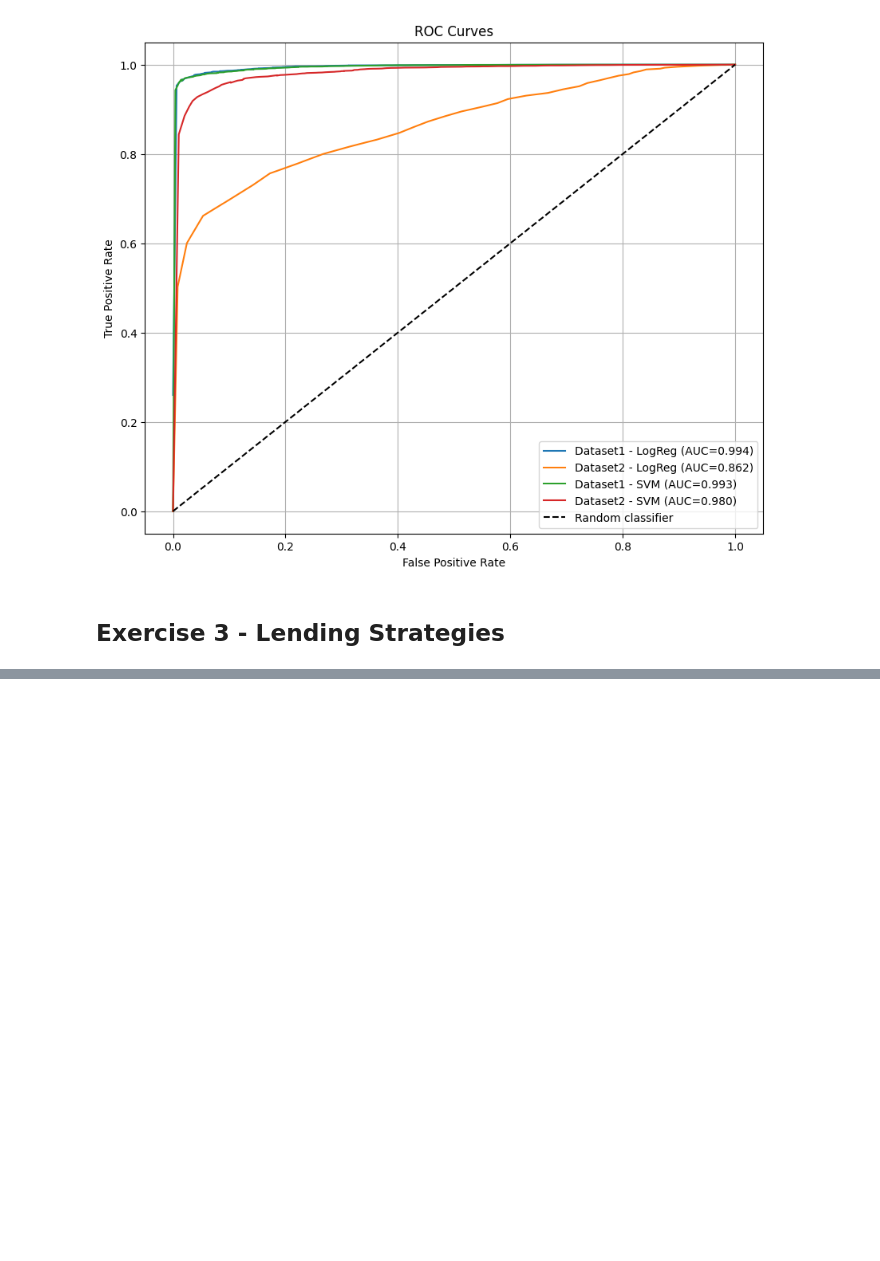
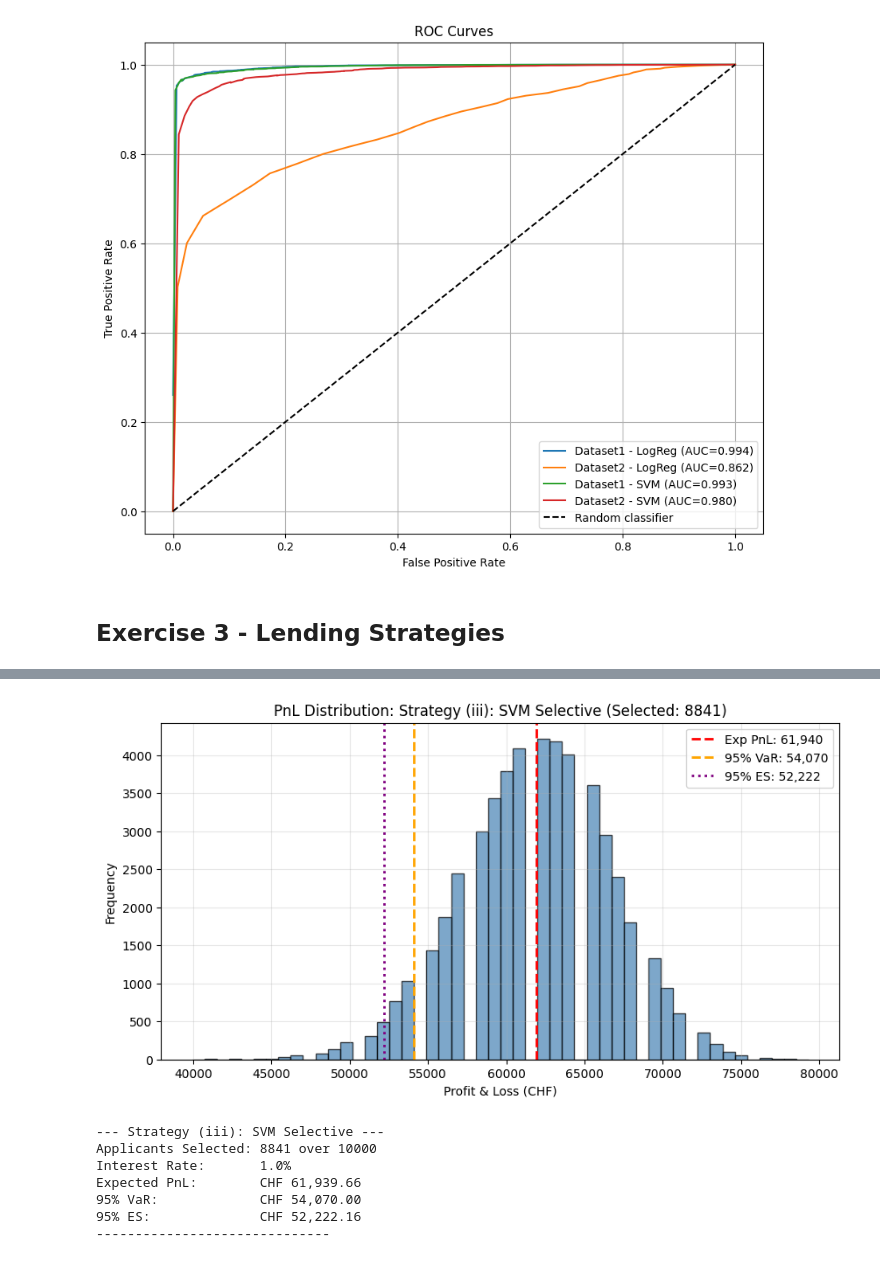
Before and after one commit to matthias-wyss/credit-risk-modeling, a Jupyter notebook: analysis.ipynb, the cells around one changed output, grey strips where cells are left out. Cells and saved outputs as stored; diff of their text form; code cells hidden in the pictures; blank space fills up the shorter version.

```diff
--- a/analysis.ipynb
+++ b/analysis.ipynb
@@ -338,0 +420,16 @@ plt.show()
+# %%
+# Scenario 3: Lend selectively (SVM >= 95%) at 1% interest
+# Define Portfolio and possible outcomes using the matrix D and the predicted default probabilities from the SVM model
+# Plot the histogram of profits and losses
+# Calculate expected profit and losses, compute 95%-VaR and 95%-ES
+mask_svm = pred2_test_svm[:, 1] >= 0.95
+evaluate_strategy("Strategy (iii): SVM Selective", mask_svm, 0.01, D)
+# %% [output]
+[figure, added]
+--- Strategy (iii): SVM Selective ---
+Applicants Selected: 8841 over 10000
+Interest Rate:       1.0%
+Expected PnL:        CHF 61,939.66
+95% VaR:             CHF 54,070.00
+95% ES:              CHF 52,222.16
+------------------------------
```
Also changed, not shown: parts of 4 cells of this notebook.
